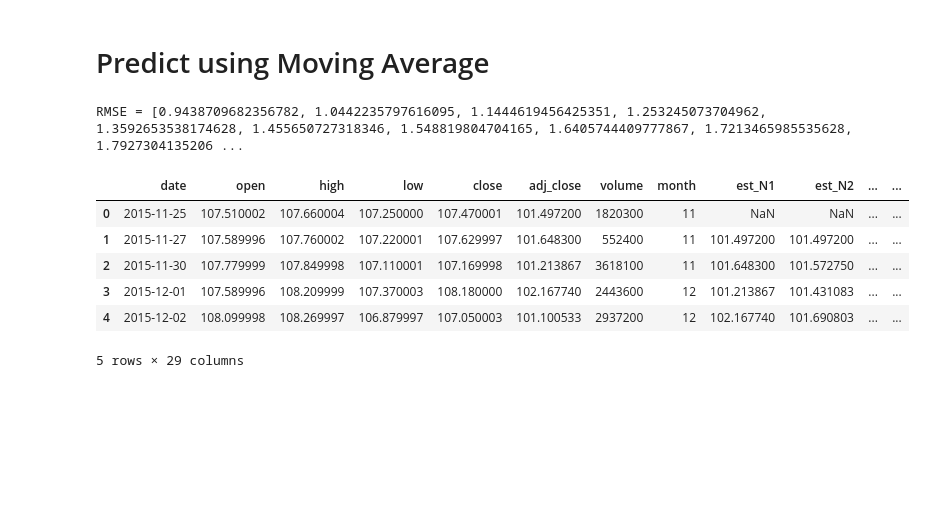
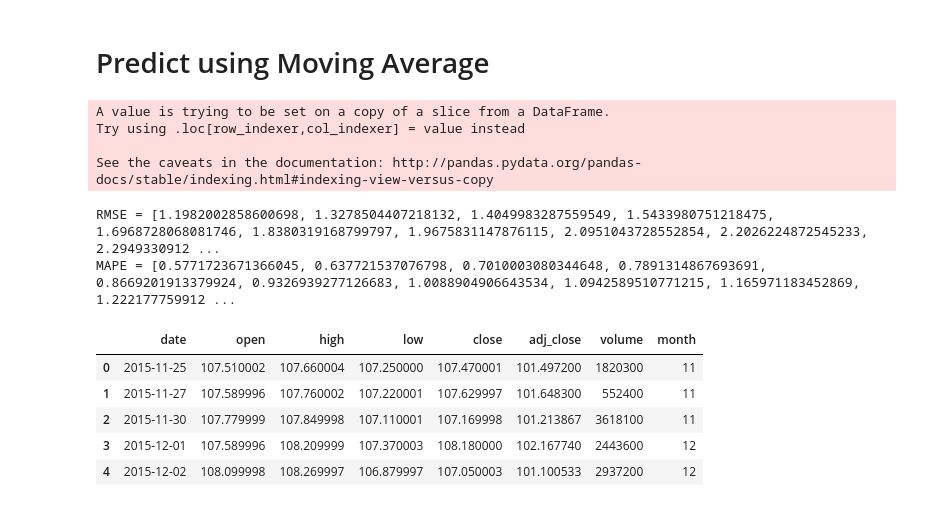
Before and after one commit to NGYB/Stocks, a Jupyter notebook: StockPricePrediction/StockPricePrediction_v3_mov_avg.ipynb, the cells around one changed output. Cells and saved outputs as stored; diff of their text form; code cells hidden in the pictures; blank space fills up the shorter version.

```diff
--- a/StockPricePrediction/StockPricePrediction_v3_mov_avg.ipynb
+++ b/StockPricePrediction/StockPricePrediction_v3_mov_avg.ipynb
@@ -30,7 +32,7 @@ ticklabelsize = 14
 # %% [markdown]
 # Common functions
 # %%
-def get_preds_mov_avg(df, target_col, N, pred_min):
+def get_preds_mov_avg(df, target_col, N, pred_min, offset):
     """
     Given a dataframe, get prediction at timestep t using values from t-1, t-2, ..., t-N.
     Using simple moving average.
@@ -39,8 +41,9 @@ def get_preds_mov_avg(df, target_col, N, pred_min):
         target_col : name of the column you want to predict e.g. 'adj_close'
         N          : get prediction at timestep t using values from t-1, t-2, ..., t-N
         pred_min   : all predictions should be >= pred_min
+        offset     : for df we only do predictions for df[offset:]. e.g. offset can be size of training set
     Outputs
-        pred_list  : list. The predictions for target_col. np.array of length len(df)-N.
+        pred_list  : list. The predictions for target_col. np.array of length len(df)-offset.
     """
     pred_list = df[target_col].rolling(window = N, min_periods=1).mean() # len(pred_list) = len(df)
 
@@ -51,7 +54,14 @@ def get_preds_mov_avg(df, target_col, N, pred_min):
     pred_list = np.array(pred_list)
     pred_list[pred_list < pred_min] = pred_min
 
-    return pred_list
+    return pred_list[offset:]
+
+def get_mape(y_true, y_pred):
+    """
+    Compute mean absolute percentage error (MAPE)
+    """
+    y_true, y_pred = np.array(y_true), np.array(y_pred)
+    return np.mean(np.abs((y_true - y_pred) / y_true)) * 100
 # %% [markdown]
 # Load data
 # %%
@@ -84,0 +107,18 @@ df.head(10)
+# %%
+# Get sizes of each of the datasets
+num_cv = int(cv_size*len(df))
+num_test = int(test_size*len(df))
+num_train = len(df) - num_cv - num_test
+print("num_train = " + str(num_train))
+print("num_cv = " + str(num_cv))
+print("num_test = " + str(num_test))
+
+# Split into train, cv, and test
+train = df[:num_train]
+cv = df[num_train:num_train+num_cv]
+train_cv = df[:num_train+num_cv]
+test = df[num_train+num_cv:]
+print("train.shape = " + str(train.shape))
+print("cv.shape = " + str(cv.shape))
+print("train_cv.shape = " + str(train_cv.shape))
+print("test.shape = " + str(test.shape))
@@ -98,23 +149,29 @@ ax.set_ylabel("USD")
 # Predict using Moving Average
 # %%
 RMSE = []
+mape = []
 for N in range(1, Nmax+1): # N is no. of samples to use to predict the next value
-    est_list = get_preds_mov_avg(df, 'adj_close', N, 0)
+    est_list = get_preds_mov_avg(train_cv, 'adj_close', N, 0, num_train)
 
-#     df['est' + '_N' + str(N)] = np.concatenate((np.zeros(N), est_list))
-    df['est' + '_N' + str(N)] = est_list
-    RMSE.append(math.sqrt(mean_squared_error(est_list[N:], df['adj_close'][N:])))
+    cv['est' + '_N' + str(N)] = est_list
+    RMSE.append(math.sqrt(mean_squared_error(est_list, cv['adj_close'])))
+    mape.append(get_mape(cv['adj_close'], est_list))
 print('RMSE = ' + str(RMSE))
+print('MAPE = ' + str(mape))
 df.head()
 # %% [output]
-RMSE = [0.9438709682356782, 1.0442235797616095, 1.1444619456425351, 1.253245073704962, 1.3592653538174628, 1.455650727318346, 1.548819804704165, 1.6405744409777867, 1.7213465985535628, 1.7927304135206 ...
+A value is trying to be set on a copy of a slice from a DataFrame.
+Try using .loc[row_indexer,col_indexer] = value instead
+
+See the caveats in the documentation: http://pandas.pydata.org/pandas-docs/stable/indexing.html#indexing-view-versus-copy
+RMSE = [1.1982002858600698, 1.3278504407218132, 1.4049983287559549, 1.5433980751218475, 1.6968728068081746, 1.8380319168799797, 1.9675831147876115, 2.0951043728552854, 2.2026224872545233, 2.2949330912 ...
+MAPE = [0.5771723671366045, 0.637721537076798, 0.7010003080344648, 0.7891314867693691, 0.8669201913379924, 0.9326939277126683, 1.0088904906643534, 1.0942589510771215, 1.165971183452869, 1.222177759912 ...
-|  | date | open | high | low | close | adj_close | volume | month | est_N1 | est_N2 | ... | ... |
-| 0 | 2015-11-25 | 107.510002 | 107.660004 | 107.250000 | 107.470001 | 101.497200 | 1820300 | 11 | NaN | NaN | ... | ... |
-| 1 | 2015-11-27 | 107.589996 | 107.760002 | 107.220001 | 107.629997 | 101.648300 | 552400 | 11 | 101.497200 | 101.497200 | ... | ... |
-| 2 | 2015-11-30 | 107.779999 | 107.849998 | 107.110001 | 107.169998 | 101.213867 | 3618100 | 11 | 101.648300 | 101.572750 | ... | ... |
-| 3 | 2015-12-01 | 107.589996 | 108.209999 | 107.370003 | 108.180000 | 102.167740 | 2443600 | 12 | 101.213867 | 101.431083 | ... | ... |
-| 4 | 2015-12-02 | 108.099998 | 108.269997 | 106.879997 | 107.050003 | 101.100533 | 2937200 | 12 | 102.167740 | 101.690803 | ... | ... |
+|  | date | open | high | low | close | adj_close | volume | month |
+| 0 | 2015-11-25 | 107.510002 | 107.660004 | 107.250000 | 107.470001 | 101.497200 | 1820300 | 11 |
+| 1 | 2015-11-27 | 107.589996 | 107.760002 | 107.220001 | 107.629997 | 101.648300 | 552400 | 11 |
+| 2 | 2015-11-30 | 107.779999 | 107.849998 | 107.110001 | 107.169998 | 101.213867 | 3618100 | 11 |
+| 3 | 2015-12-01 | 107.589996 | 108.209999 | 107.370003 | 108.180000 | 102.167740 | 2443600 | 12 |
+| 4 | 2015-12-02 | 108.099998 | 108.269997 | 106.879997 | 107.050003 | 101.100533 | 2937200 | 12 |
-5 rows × 29 columns
 # %%
 # Plot RMSE versus N
 plt.figure(figsize=(12, 8), dpi=80)
```
Also changed, not shown: parts of 16 cells of this notebook, 2 other files.
